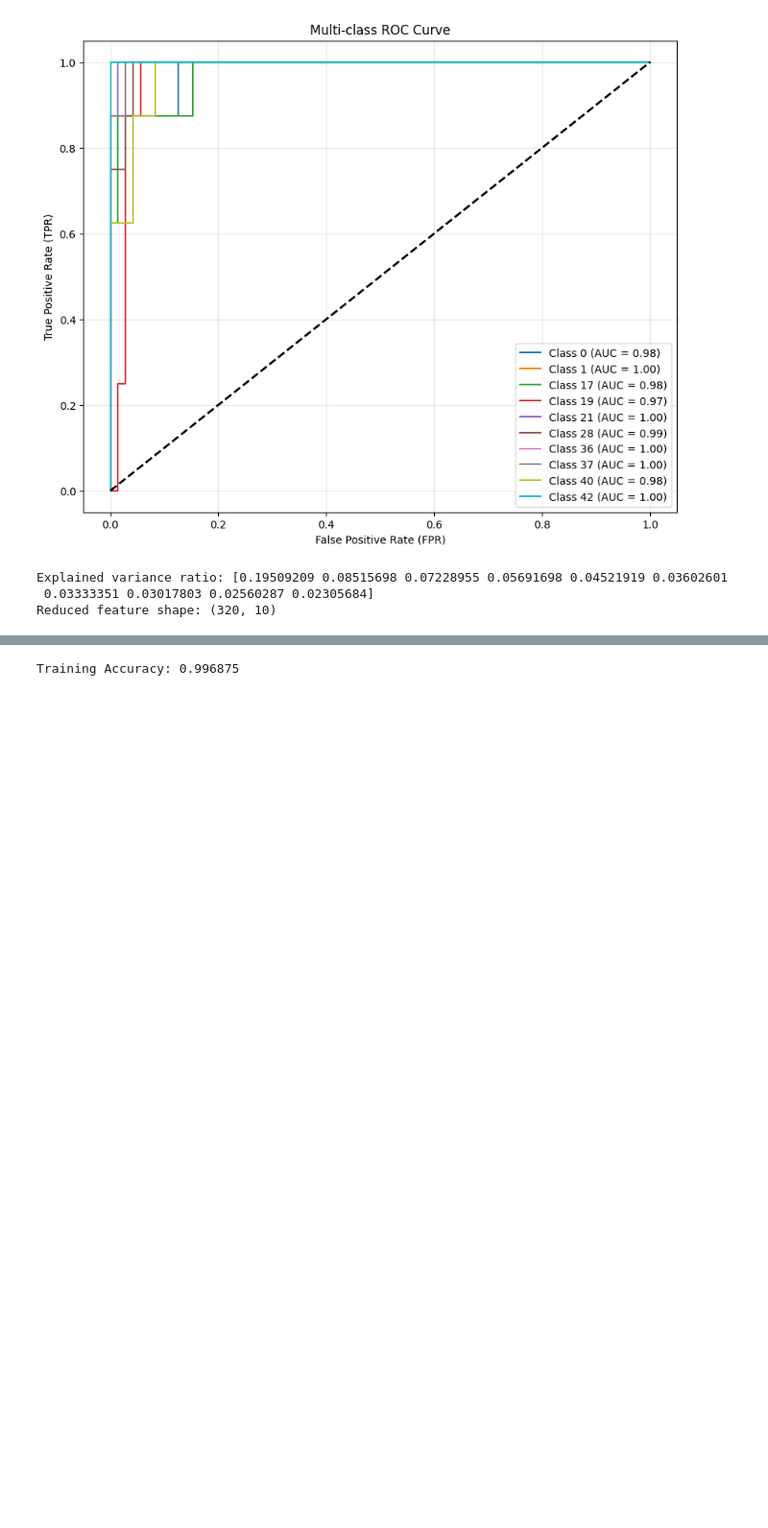
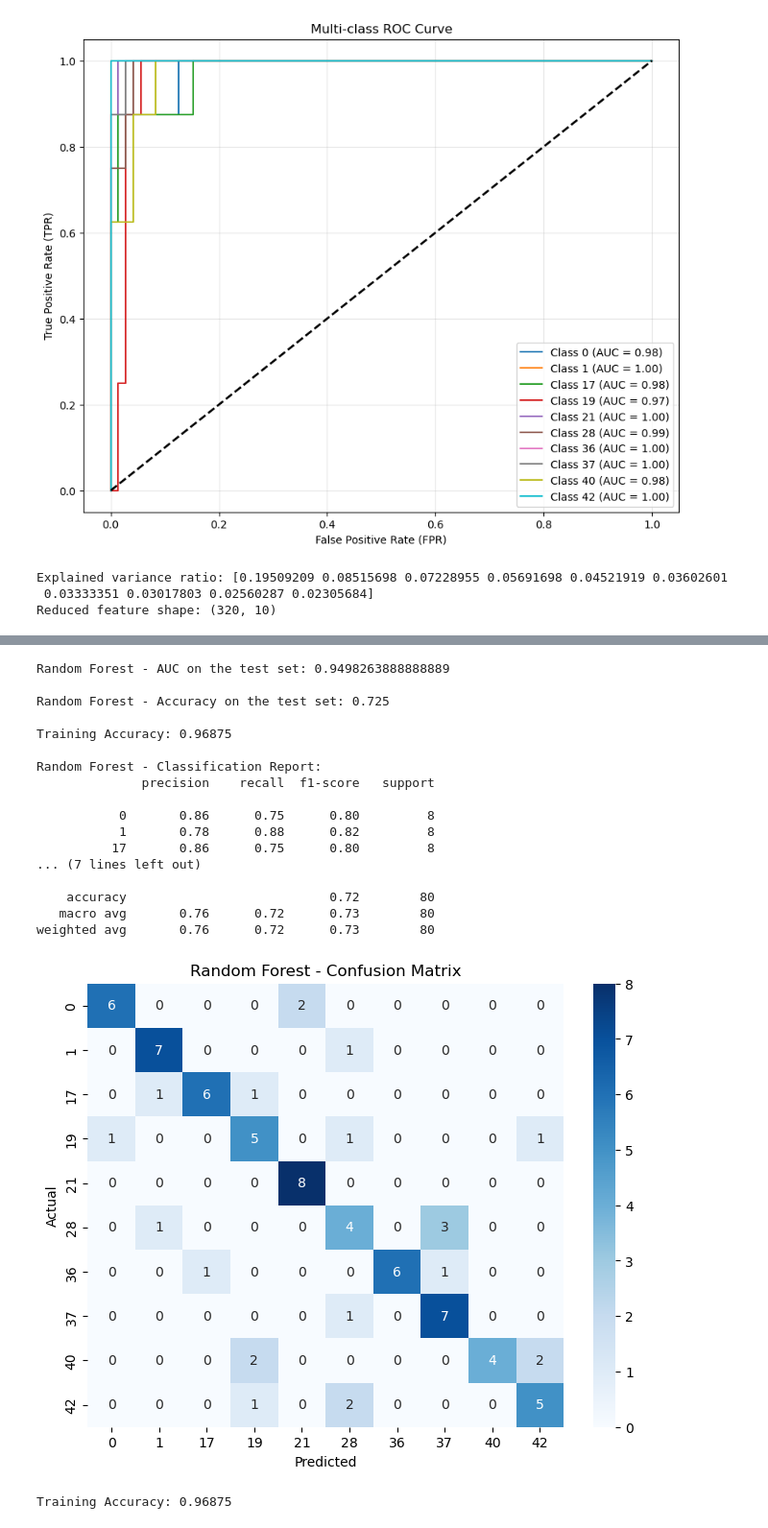
Before and after one commit to soheilbh/aed-challange, a Jupyter notebook: main.ipynb, the cells around one changed output, grey strips where cells are left out. Shown: that part at 96% size. Saved outputs shown, nothing was run; the diff lists cells and outputs as text; code cells hidden in the pictures; blank space fills up the shorter version.

```diff
--- a/main.ipynb
+++ b/main.ipynb
@@ -983,5 +909,69 @@ Accuracy on the test set: 0.825
+# %%
+rf = RandomForestClassifier(
+    n_estimators=100,
+    max_depth=10,
+    min_samples_split=5,
+    min_samples_leaf=2,
+    random_state=42
+)
+rf.fit(X_train, y_train)
+y_pred_rf = rf.predict(X_test)
+y_prob_rf = rf.predict_proba(X_test)
+
+# rf.fit(X_train, y_train)
+# y_pred_rf = rf.predict(X_test)
+# train_accuracy = accuracy_score(y_train, rf.predict(X_train))
+# test_accuracy = accuracy_score(y_test, y_pred_rf)
+
+# print("\nTraining Accuracy:", train_accuracy)
+# print("\nTest Accuracy:", test_accuracy)
+# %%
+# AUC score
+test_auc_rf = roc_auc_score(y_test, y_prob_rf, multi_class='ovr')
+
+# Accuracy
+accuracy_rf = accuracy_score(y_test, y_pred_rf)
+
+# Classification report
+print("\nRandom Forest - AUC on the test set:", test_auc_rf)
+print("\nRandom Forest - Accuracy on the test set:", accuracy_rf)
+y_train_pred = rf.predict(X_train)
+train_accuracy = accuracy_score(y_train, y_train_pred)
+print("\nTraining Accuracy:", train_accuracy)
+print("\nRandom Forest - Classification Report:")
+print(classification_report(y_test, y_pred_rf))
+
+# Confusion matrix visualization
+cm_rf = confusion_matrix(y_test, y_pred_rf)
+plt.figure(figsize=(8, 6))
+sns.heatmap(cm_rf, annot=True, fmt='d', cmap='Blues', xticklabels=np.unique(y_train), yticklabels=np.unique(y_train))
+plt.xlabel('Predicted')
+plt.ylabel('Actual')
+plt.title('Random Forest - Confusion Matrix')
+plt.show()
+# %% [output]
+Random Forest - AUC on the test set: 0.9498263888888889
+
+Random Forest - Accuracy on the test set: 0.725
+
+Training Accuracy: 0.96875
+
+Random Forest - Classification Report:
+              precision    recall  f1-score   support
+
+           0       0.86      0.75      0.80         8
+           1       0.78      0.88      0.82         8
+          17       0.86      0.75      0.80         8
+... (7 lines left out)
+
+    accuracy                           0.72        80
+   macro avg       0.76      0.72      0.73        80
+weighted avg       0.76      0.72      0.73        80
+[figure, added]
 # %%
-train_accuracy = svm.score(X_train, y_train)
-print("Training Accuracy:", train_accuracy)
+y_train_pred = rf.predict(X_train)
+train_accuracy = accuracy_score(y_train, y_train_pred)
+
+print("\nTraining Accuracy:", train_accuracy)
 # %% [output]
-Training Accuracy: 0.996875
+Training Accuracy: 0.96875
```
Also changed, not shown: parts of 23 cells of this notebook.
